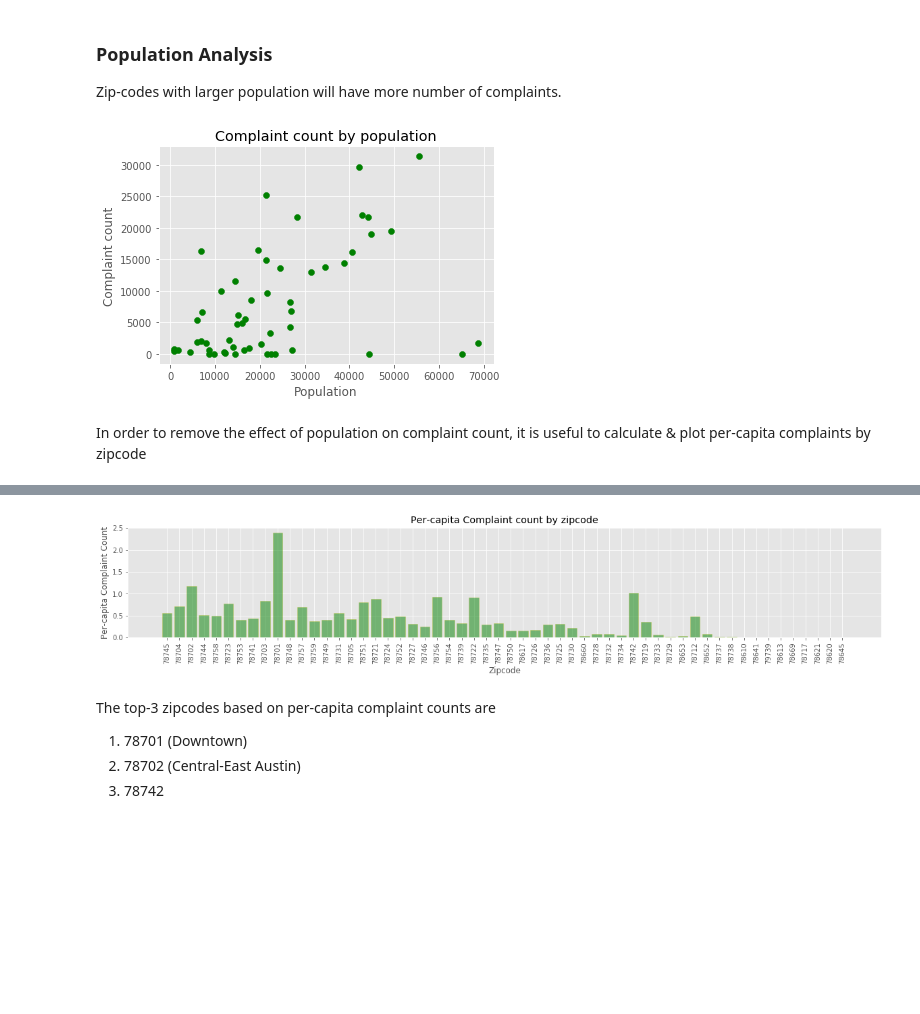
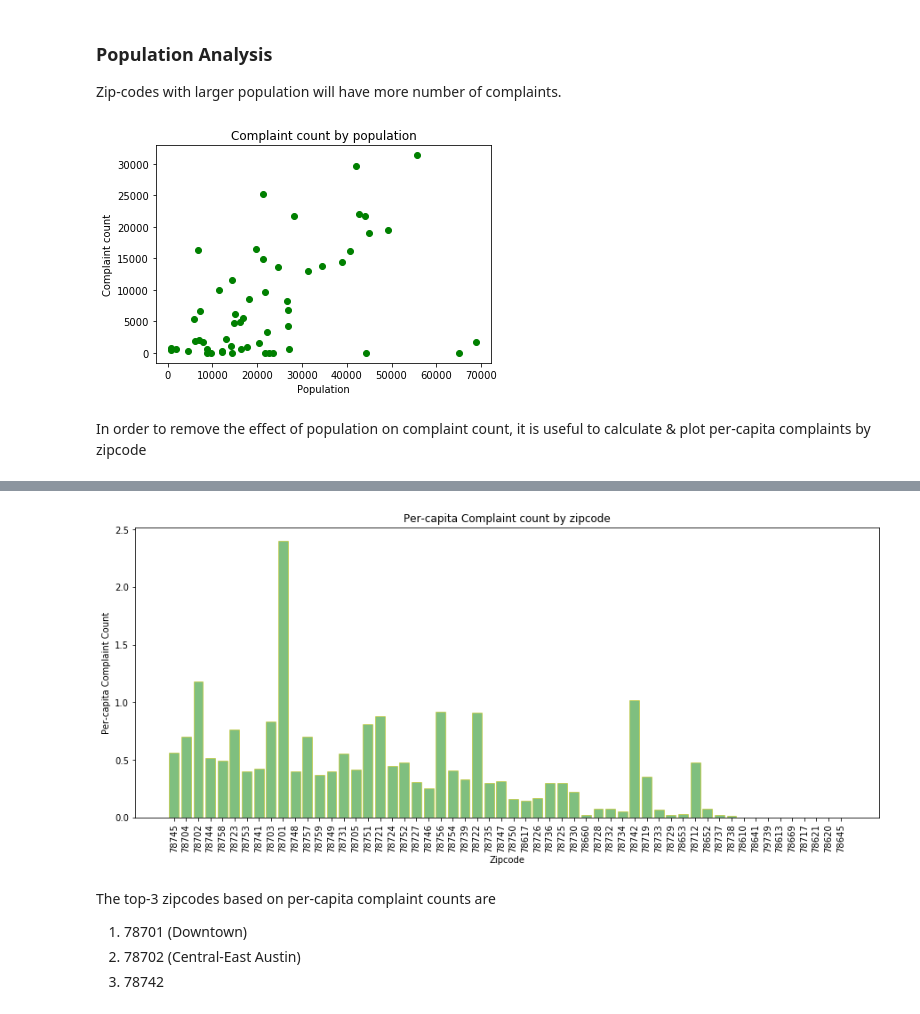
Before and after one commit to mraigosa/Austin_311_analysis, a Jupyter notebook: zipcode_analysis_main.ipynb, the cells around one changed output, grey strips where cells are left out. Drawn from its saved outputs; the diff is of its cells as text; code cells hidden in the pictures; blank space fills up the shorter version.

```diff
--- a/zipcode_analysis_main.ipynb
+++ b/zipcode_analysis_main.ipynb
@@ -9,7 +9,7 @@ from scipy.stats import linregress
 # %%
 #Read data from csv file created by zipcode_build_df.ipynb notebook
 #This will be the source for all analysis in this notebook
-zipcode_main_df = pd.read_csv('zip_code_data_combined.csv')
+zipcode_main_df = pd.read_csv('data/zip_code_data_combined.csv')
 del zipcode_main_df["Unnamed: 0"]
 zipcode_main_df.head()
 # %% [output]
@@ -23,7 +23,7 @@ zipcode_main_df.head()
 #plot complaint count by zipcode
 
 # Create the ticks for bar chart's x axis
-plt.figure(figsize=(20,3))
+plt.figure(figsize=(15,6))
 x_axis = np.arange(len(zipcode_main_df["zip_code"]))
 tick_locations = [value + 0.4 for value in x_axis]
 plt.xticks(tick_locations, zipcode_main_df["zip_code"], rotation="vertical")
@@ -34,7 +34,7 @@ plt.xlabel("Zipcode")
 plt.ylabel("Complaint Count")
 plt.title("Complaint count by zipcode")
 
-plt.style.use('ggplot')
-
+fig1 = plt.gcf()
 plt.show()
+fig1.savefig('images/Complaint_zip.png', dpi=200)
 # %% [output]
@@ -55,9 +55,11 @@ plt.xlabel("Population")
 plt.ylabel("Complaint count")
 plt.title("Complaint count by population")
 
+fig1 = plt.gcf()
 plt.show()
+fig1.savefig('images/Complaint_population.png', dpi=200)
 # %% [output]
-[figure, old version]
+[figure, new version]
 # %% [markdown]
 In order to remove the effect of population on complaint count, it is useful to calculate & plot per-capita complaints by zipcode
 # %%
@@ -74,21 +76,23 @@ zipcode_main_df.head()
 # %%
 #plot per-capita complaint count by zipcode
 
 # Create the ticks for bar chart's x axis
-plt.figure(figsize=(20,3))
+plt.figure(figsize=(15,6))
 x_axis = np.arange(len(zipcode_main_df["zip_code"]))
 tick_locations = [value + 0.4 for value in x_axis]
 plt.xticks(tick_locations, zipcode_main_df["zip_code"], rotation="vertical")
 
 plt.bar(x_axis, zipcode_main_df["per_capita_complaint"], alpha=0.5, align="edge", color = "green", edgecolor = "y")
 
 plt.xlabel("Zipcode")
 plt.ylabel("Per-capita Complaint Count")
 plt.title("Per-capita Complaint count by zipcode")
 
+fig1 = plt.gcf()
 plt.show()
+fig1.savefig('images/Per-capita_complaint_zip.png', dpi=200)
 # %% [output]
-[figure, old version]
+[figure, new version]
 # %% [markdown]
 The top-3 zipcodes based on per-capita complaint counts are
 1. 78701 (Downtown)
```
Also changed, not shown: parts of 13 cells of this notebook.
